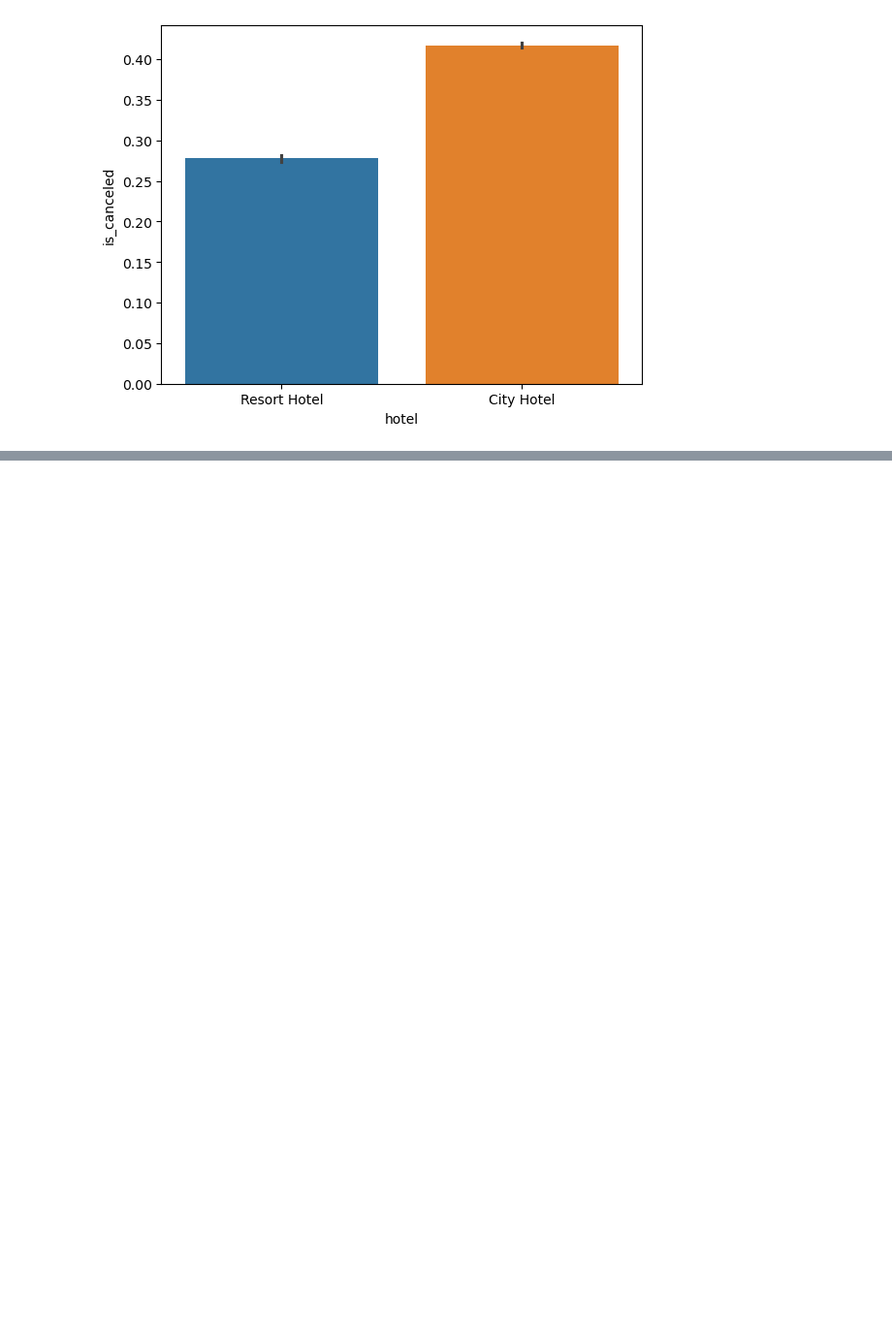
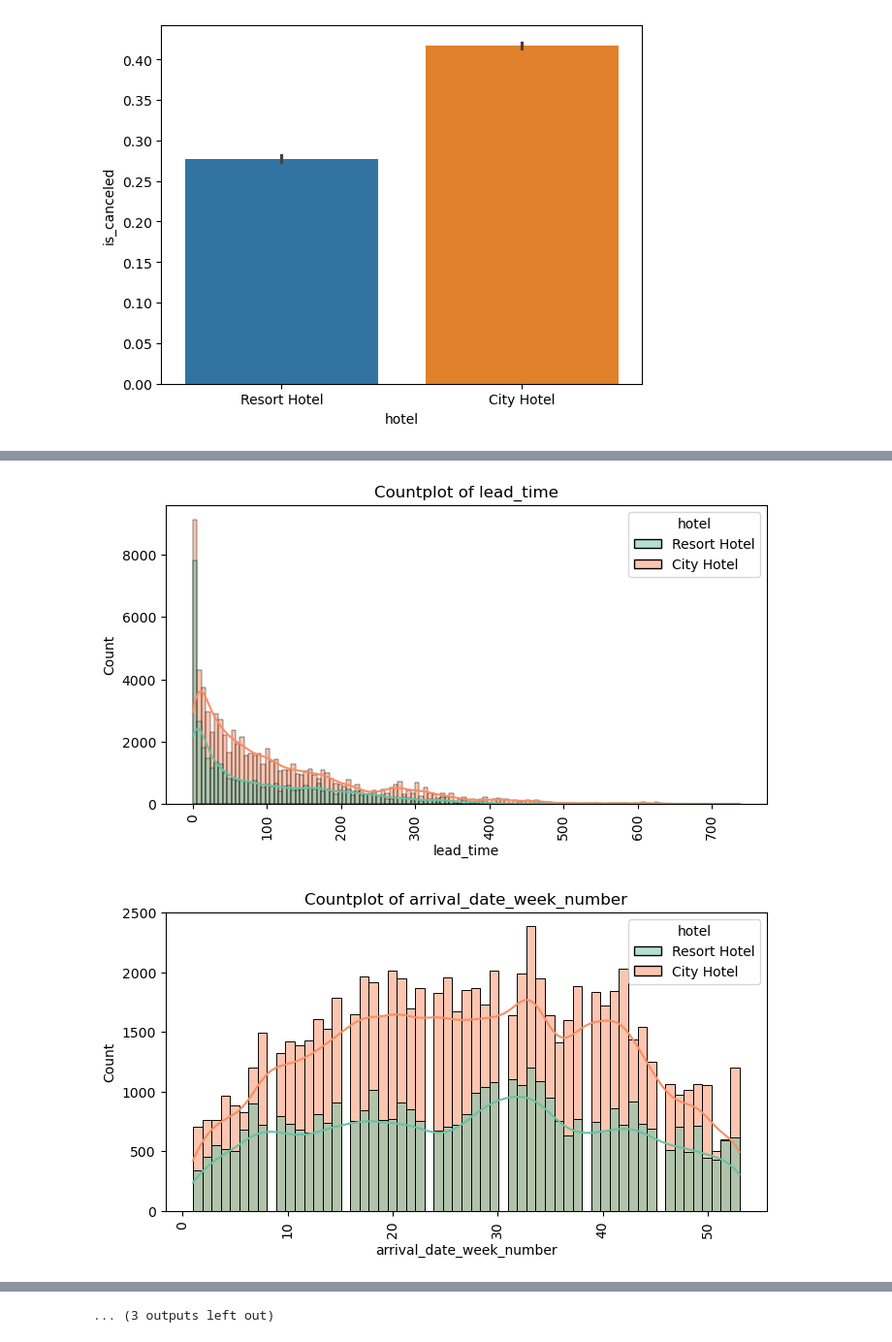
Before and after one commit to mohammed-fariz/project1, a Jupyter notebook: Hotel booking cancellation prediction/data collection.ipynb, the cells around one changed output, grey strips where cells are left out. Shown at 97% size. Saved outputs shown, nothing was run; the diff lists cells and outputs as text; code cells hidden in the pictures; blank space fills up the shorter version.

```diff
--- a/Hotel booking cancellation prediction/data collection.ipynb
+++ b/Hotel booking cancellation prediction/data collection.ipynb
@@ -225,0 +273,18 @@ sns.barplot(data=df, x='hotel', y='is_canceled',hue='hotel')
+# %%
+numerical_cols = ['lead_time', 'arrival_date_week_number', 'arrival_date_day_of_month',
+                  'stays_in_weekend_nights', 'stays_in_week_nights', 'adults', 'children',
+                  'babies', 'previous_cancellations', 'previous_bookings_not_canceled',
+                  'booking_changes', 'days_in_waiting_list', 'adr', 'required_car_parking_spaces',
+                  'total_of_special_requests']
+# %%
+for col in numerical_cols:
+
+    plt.figure(figsize=(8, 4))
+    sns.histplot(data=df, x=col, palette="Set2",hue='hotel',kde=True)
+    plt.title(f"Countplot of {col}")
+    plt.xlabel(col)
+    plt.ylabel("Count")
+    plt.xticks(rotation=90)
+# %% [output]
+[figure, added]
+[figure, added]
@@ -225,0 +301 @@ sns.barplot(data=df, x='hotel', y='is_canceled',hue='hotel')
+... (3 outputs left out)
```
Also changed, not shown: parts of 12 cells of this notebook, 2 other files.
